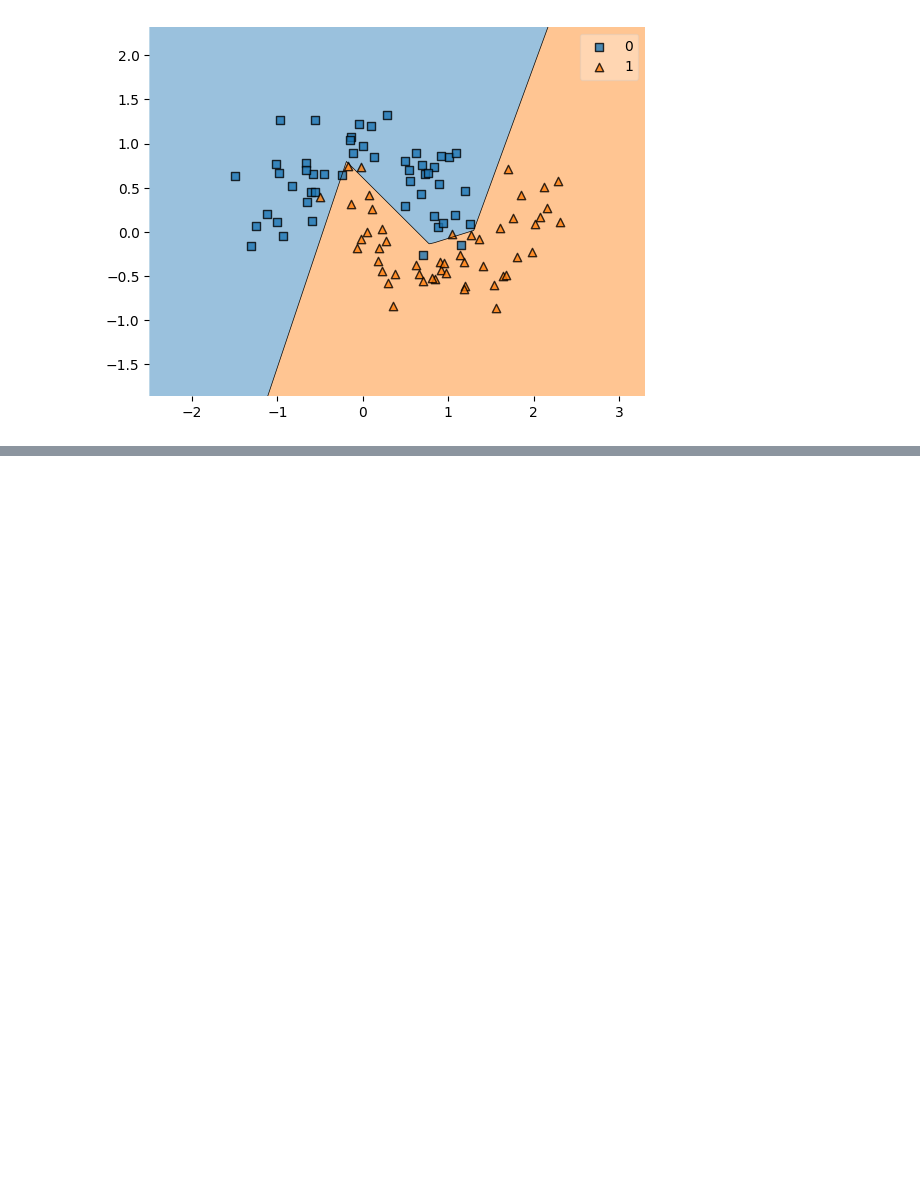
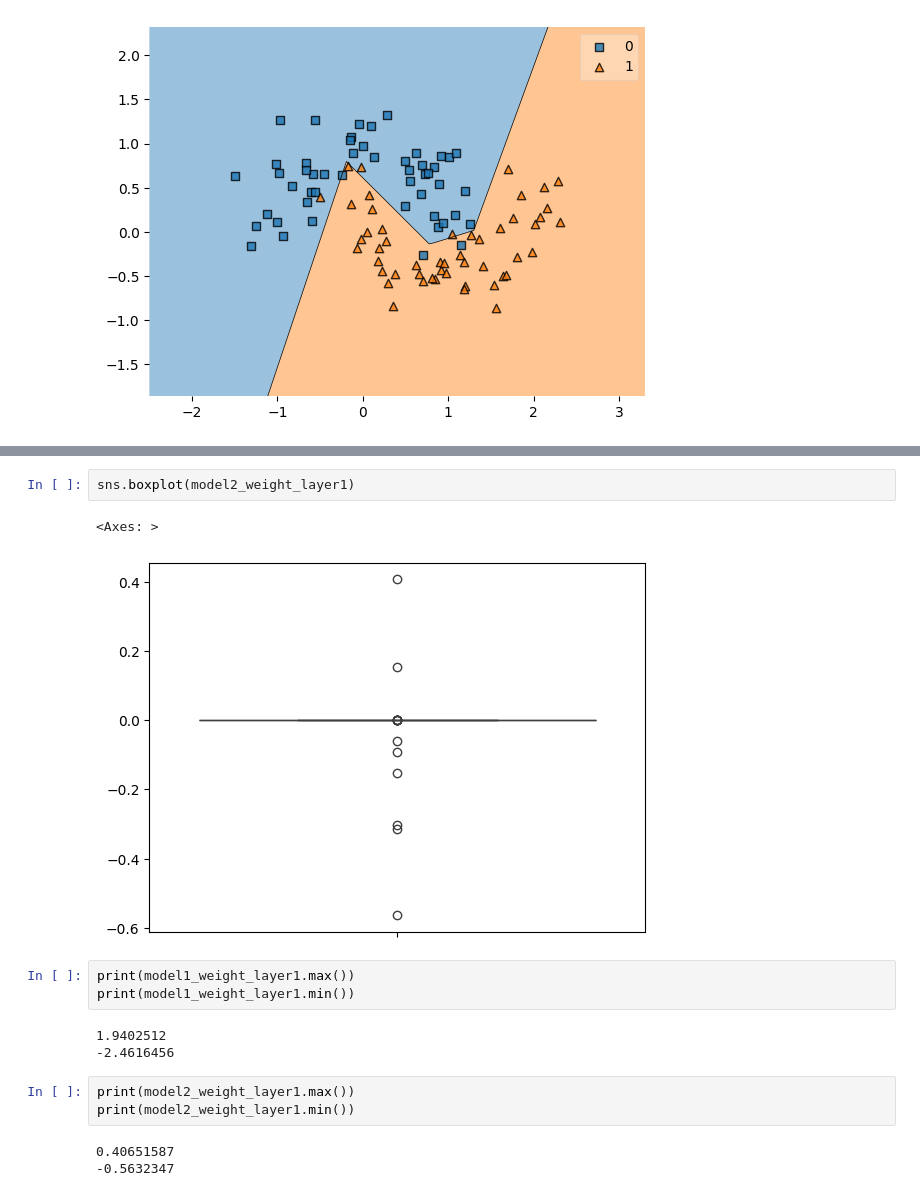
Before and after one commit to harkirat-data/improving-neural-networks, a Jupyter notebook: regularization/Regularization-techniques.ipynb, the cells around one changed output, grey strips where cells are left out. Cells and saved outputs as stored; diff of their text form; blank space fills up the shorter version.

```diff
--- a/regularization/Regularization-techniques.ipynb
+++ b/regularization/Regularization-techniques.ipynb
@@ -79,0 +109,17 @@ plot_decision_regions(X,y.astype('int'),clf = model2)
+# %%
+sns.boxplot(model2_weight_layer1)
+# %% [output]
+<Axes: >
+[figure, added]
+# %%
+print(model1_weight_layer1.max())
+print(model1_weight_layer1.min())
+# %% [output]
+1.9402512
+-2.4616456
+# %%
+print(model2_weight_layer1.max())
+print(model2_weight_layer1.min())
+# %% [output]
+0.40651587
+-0.5632347
```
Also changed, not shown: parts of 4 cells of this notebook.
